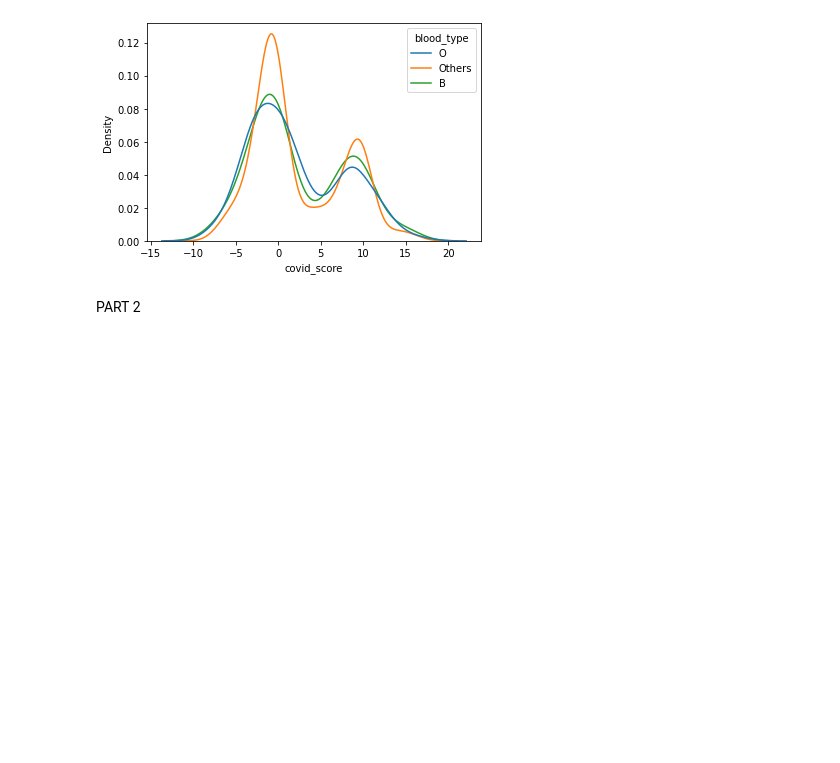
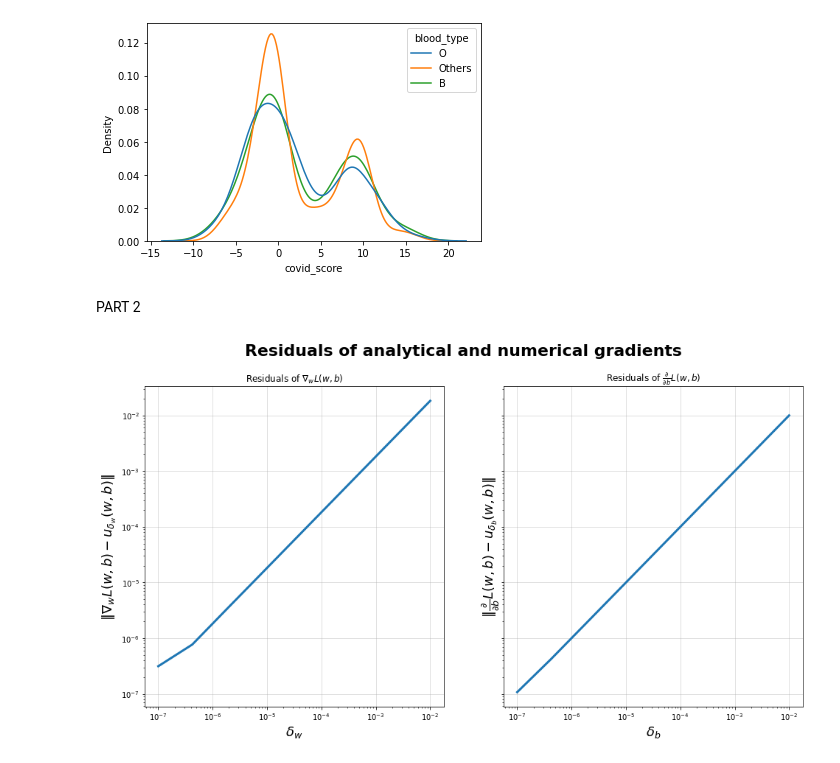
Before and after one commit to morlevy/Major_HW3_ML, a Jupyter notebook: code.ipynb, the cells around one changed output. Cells and saved outputs as stored; diff of their text form; code cells hidden in the pictures; blank space fills up the shorter version.

```diff
--- a/code.ipynb
+++ b/code.ipynb
@@ -79,11 +80,12 @@ class LinearRegressor(BaseEstimator, RegressorMixin):
         :param y: targets for loss computation; array of shape (n_samples,)
         :return: the linear regression objective loss (float scalar)
         """
-        m = y.shape(0)
-        Xw = X.dot(w)
-        vector_b = {b} * m
-        in_the_norm = Xw + vector_b - y
-        after_norm = in_the_norm.T * in_the_norm
+        m = len(y)
+        Xw = np.array(X.dot(w.T))
+        vector_b =  np.array(([b] * m)).reshape(-1)
+        in_the_norm = np.array(Xw + vector_b - y)
+        after_norm = in_the_norm.dot(in_the_norm)
+
 
 
         # TODO: complete the loss calculation
@@ -103,8 +105,12 @@ class LinearRegressor(BaseEstimator, RegressorMixin):
         :return: a tuple with (the gradient of the weights, the gradient of the bias)
         """
         # TODO: calculate the analytical gradient w.r.t w and b
-        g_w = None
-        g_b = 0.0
+        m = len(y)
+        Xw =np.array(X.dot(w))
+        vector_b =  np.array(([b] * m)).reshape(-1)
+        brackets = Xw + vector_b - np.array(y)
+        g_w = 2 / m * X.T.dot(brackets)
+        g_b = 2 / m * np.sum(brackets,axis=0)
 
         return g_w, g_b
 
@@ -139,12 +145,12 @@ class LinearRegressor(BaseEstimator, RegressorMixin):
             batch_y = y[start_idx: end_idx]
 
             # TODO: Compute the gradient for the current *batch*
-            g_w, g_b = None, None
+            g_w, g_b = self.gradient(self.w , self.b , batch_X , batch_y)
 
             # Perform a gradient step
             # TODO: update the learned parameters correctly
-            self.w = None
-            self.b = 0.0
+            self.w = self.w - g_w * self.lr
+            self.b = self.b - g_b * self.lr
 
             if keep_losses:
                 train_losses.append(self.loss(self.w, self.b,  X, y))
@@ -174,6 +180,6 @@ class LinearRegressor(BaseEstimator, RegressorMixin):
         """
 
         # TODO: Compute
-        y_pred = None
+        y_pred = X * self.w + self.b
 
         return y_pred
@@ -179,0 +250,13 @@ class LinearRegressor(BaseEstimator, RegressorMixin):
+# %%
+from sklearn.model_selection import train_test_split
+yoav_id = '212617864'
+mor_id = '211810452'
+random_state = int(yoav_id[-1]) + int(yoav_id[-2]) + int(mor_id[-1]) + int(mor_id[-2])
+train_subset , test_subset = train_test_split(train_set, test_size=0.2, random_state=random_state)
+x_train_subset = train_subset.drop(['covid_score','spread_score'],axis=1)
+y_train_subset = train_subset['covid_score']
+
+
+compare_gradients(x_train_subset, y_train_subset, deltas=np.logspace(-7, -2, 9))
+# %% [output]
+[figure, added]
```
Also changed, not shown: parts of 7 cells of this notebook.
